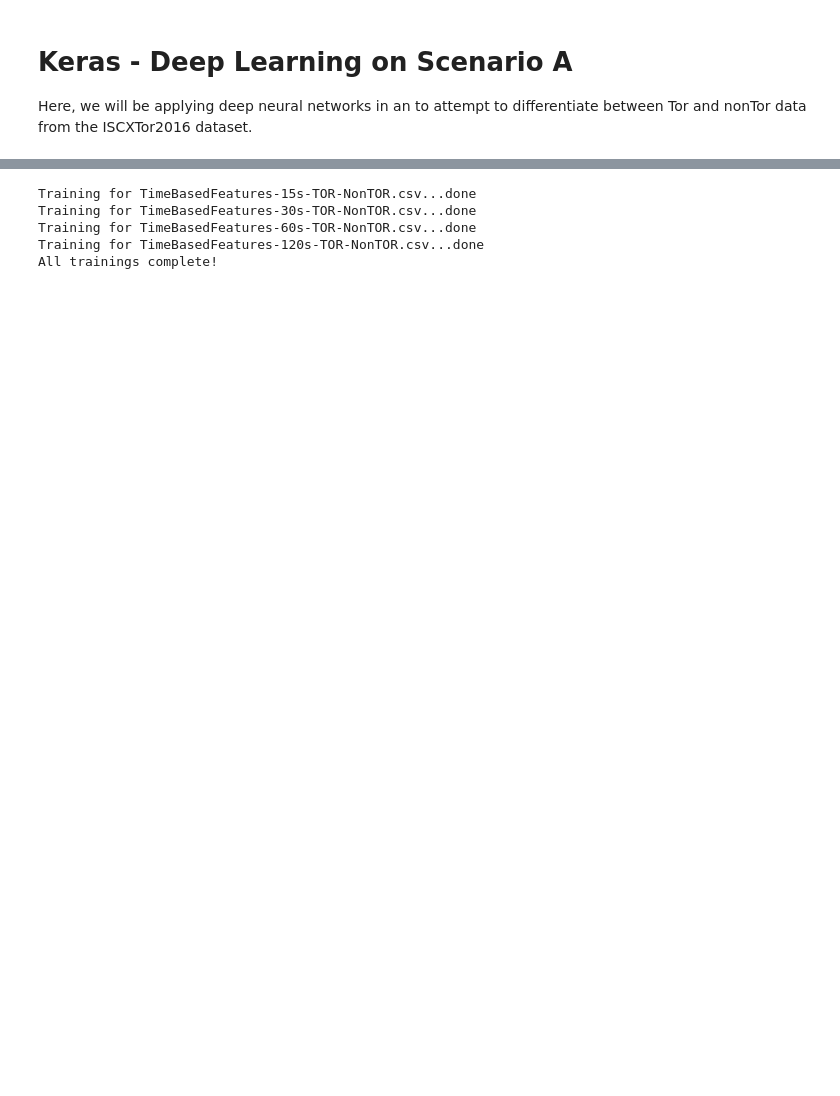
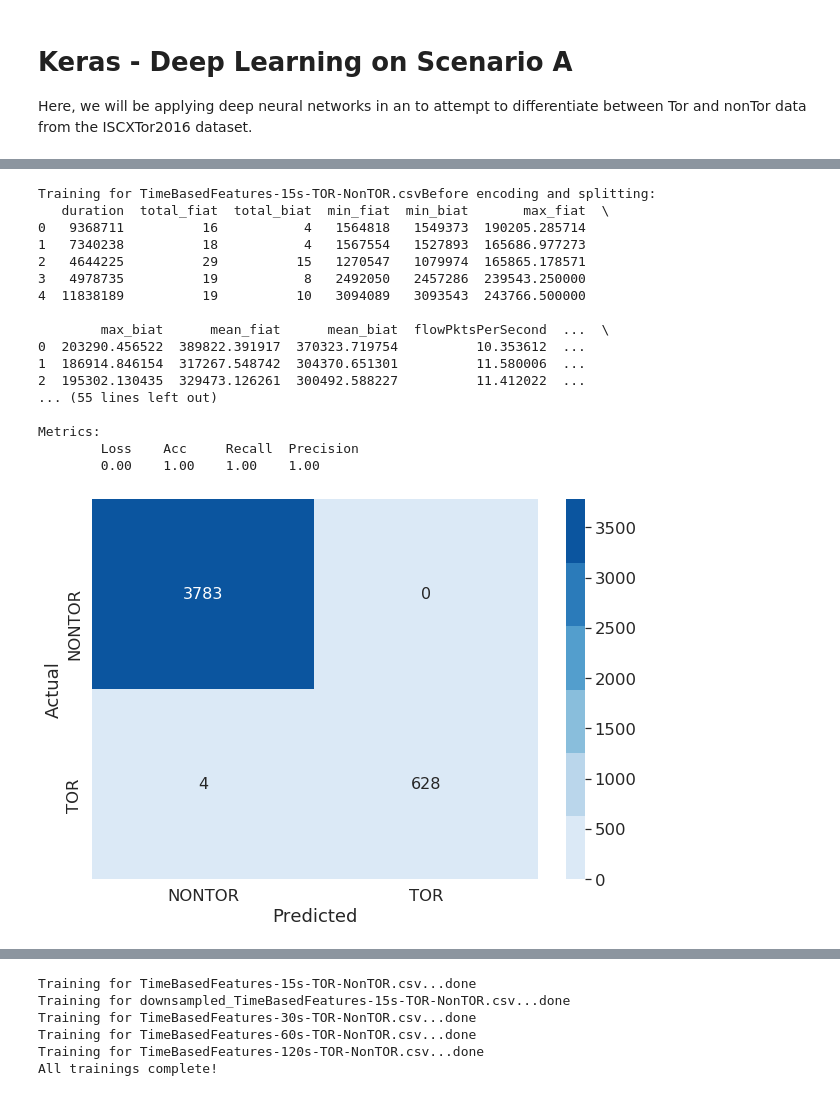
Before and after one commit to Colorado-Mesa-University-Cybersecurity/DeepLearning-TorTraffic, a Jupyter notebook: notebooks/keras scenario a experiment.ipynb, the cells around one changed output, grey strips where cells are left out. Drawn from its saved outputs; the diff is of its cells as text; code cells hidden in the pictures; blank space fills up the shorter version.

Commit message:
updated scenario a with conf matrix and fixed to csv function in creating balanced datasets

```diff
--- a/notebooks/keras scenario a experiment.ipynb
+++ b/notebooks/keras scenario a experiment.ipynb
@@ -74,0 +85,2 @@ def get_Xy(filename='', verbose=False):
+# %%
+X, y = get_Xy('../../tor_dataset/Scenario-A/TimeBasedFeatures-15s-TOR-NonTOR.csv', verbose=True)
@@ -74,0 +133,65 @@ def get_Xy(filename='', verbose=False):
+# %%
+# Just run a DNN experiment
+# All of the data files
+files=['TimeBasedFeatures-15s-TOR-NonTOR.csv',
+       'downsampled_TimeBasedFeatures-15s-TOR-NonTOR.csv']
+
+# Gathered from the getXy function
+#0 => NONTOR
+#1 => TOR
+names = ['NONTOR', 'TOR']
+
+for file in files:
+    print('Training for {}'.format(file), end='')
+    X, y = get_Xy(path + file, verbose=True)
+
+    X = normalize(X)
+    y = to_categorical(y)
+
+    X_train, X_test, y_train, y_test = train_test_split(X, y, test_size=0.2, random_state=random_state)
+
+    # Set up the metrics
+    metrics = [
+        CategoricalAccuracy(),
+        Recall(),
+        Precision()
+    ]
+
+    # Deep Neural Network
+    dnn = Sequential([
+            Dense(64, input_shape=(23,)),
+            Dense(32, activation='relu'),
+            Dense(2, activation='softmax')
+    ])
+    dnn.compile(optimizer='adam', loss='categorical_crossentropy', metrics=metrics)
+
+    dnn.fit(X_train, y_train, epochs=25, verbose=0)
+
+    results = dnn.evaluate(X_test, y_test, verbose=0)
+
+    print('\nMetrics:')
+    print('\tLoss\tAcc\tRecall\tPrecision')
+    for result in results:
+        print('\t{:.2f}'.format(result), end='')
+
+    # Show a confusion matrix
+    show_conf_matrix(dnn, X_test, y_test, names)
+# %% [output]
+Training for TimeBasedFeatures-15s-TOR-NonTOR.csvBefore encoding and splitting:
+   duration  total_fiat  total_biat  min_fiat  min_biat       max_fiat  \
+0   9368711          16           4   1564818   1549373  190205.285714
+1   7340238          18           4   1567554   1527893  165686.977273
+2   4644225          29          15   1270547   1079974  165865.178571
+3   4978735          19           8   2492050   2457286  239543.250000
+4  11838189          19          10   3094089   3093543  243766.500000
+
+        max_biat      mean_fiat      mean_biat  flowPktsPerSecond  ...  \
+0  203290.456522  389822.391917  370323.719754          10.353612  ...
+1  186914.846154  317267.548742  304370.651301          11.580006  ...
+2  195302.130435  329473.126261  300492.588227          11.412022  ...
+... (55 lines left out)
+
+Metrics:
+        Loss    Acc     Recall  Precision
+        0.00    1.00    1.00    1.00
+[figure, added]
@@ -75,6 +216,7 @@ def get_Xy(filename='', verbose=False):
 # %%
 # All of the data files
 files=['TimeBasedFeatures-15s-TOR-NonTOR.csv',
+       'downsampled_TimeBasedFeatures-15s-TOR-NonTOR.csv',
        'TimeBasedFeatures-30s-TOR-NonTOR.csv',
        'TimeBasedFeatures-60s-TOR-NonTOR.csv',
        'TimeBasedFeatures-120s-TOR-NonTOR.csv']
@@ -152,6 +294,7 @@ for file in files:
 print('All trainings complete!')
 # %% [output]
 Training for TimeBasedFeatures-15s-TOR-NonTOR.csv...done
+Training for downsampled_TimeBasedFeatures-15s-TOR-NonTOR.csv...done
 Training for TimeBasedFeatures-30s-TOR-NonTOR.csv...done
 Training for TimeBasedFeatures-60s-TOR-NonTOR.csv...done
 Training for TimeBasedFeatures-120s-TOR-NonTOR.csv...done
```
Also changed, not shown: parts of 6 cells of this notebook, 1 other file.
